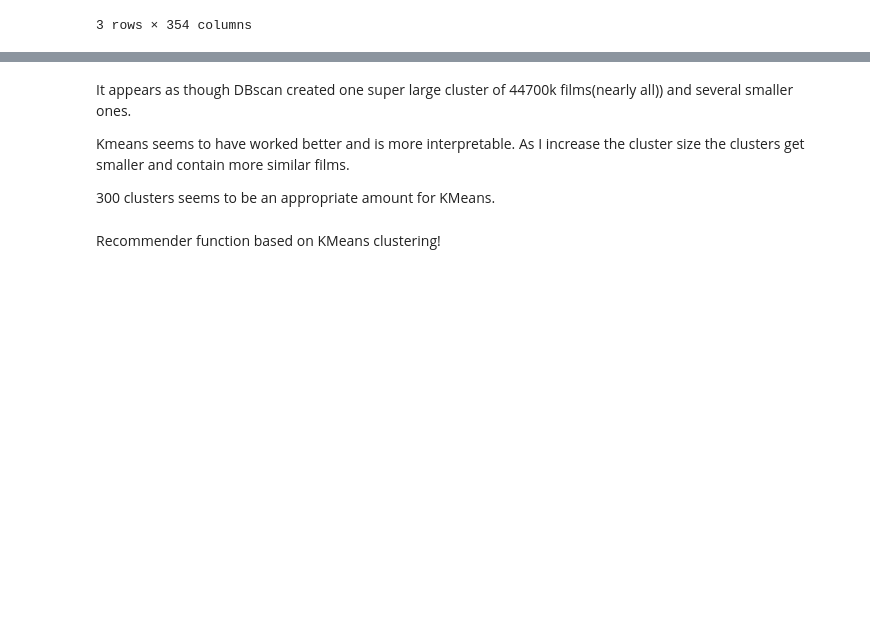
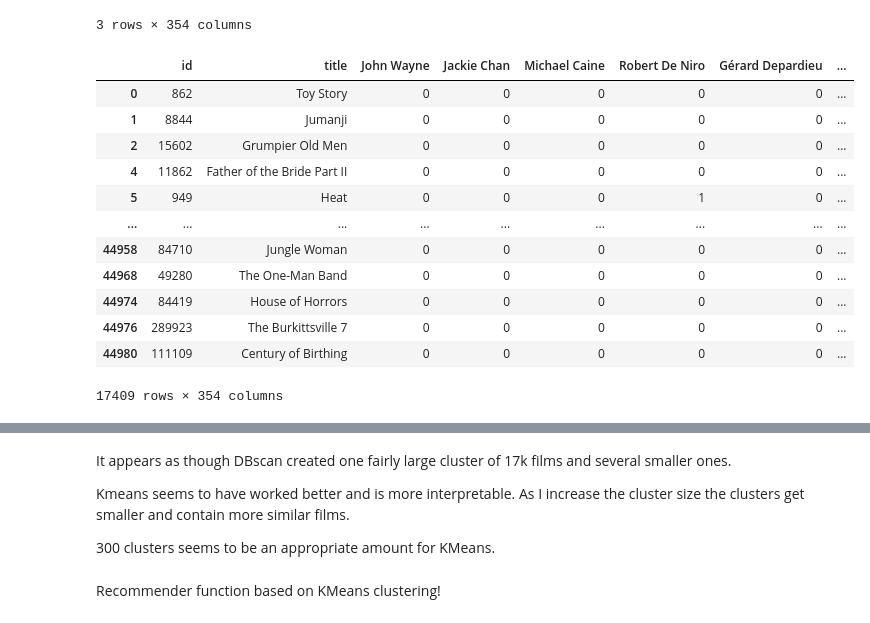
Before and after one commit to LiftedAquatic/Movie-Recommender-System, a Jupyter notebook: Notebooks/Modeling.ipynb, the cells around one changed output, grey strips where cells are left out. Saved outputs shown, nothing was run; the diff lists cells and outputs as text; code cells hidden in the pictures; blank space fills up the shorter version.

```diff
--- a/Notebooks/Modeling.ipynb
+++ b/Notebooks/Modeling.ipynb
@@ -54,7 +49,7 @@ df_numpy2 = df2.to_numpy()
 km = KMeans(n_clusters=300)
 X_clustered=km.fit_predict(df_numpy2)
 
-db = DBSCAN(eps=0.01, algorithm='auto')
+db = DBSCAN(eps=1.4, algorithm='auto')
 X_clustered2 = db.fit_predict(df_numpy2)
 # %%
 # importing movie titles as a reference so I can observe what movies got grouped by seeing their title.
@@ -83,6 +78,22 @@ df_together[df_together['cluster']  == 203].head(3)
 | 224 | 10531 | Death and the Maiden | 0 | 0 | 0 | 0 | 0 | ... |
 | 225 | 11929 | Dolores Claiborne | 0 | 0 | 0 | 0 | 0 | ... |
 3 rows × 354 columns
+# %%
+df_together[df_together['cluster2']  == -1]
+# %% [output]
+|  | id | title | John Wayne | Jackie Chan | Michael Caine | Robert De Niro | Gérard Depardieu | ... |
+| 0 | 862 | Toy Story | 0 | 0 | 0 | 0 | 0 | ... |
+| 1 | 8844 | Jumanji | 0 | 0 | 0 | 0 | 0 | ... |
+| 2 | 15602 | Grumpier Old Men | 0 | 0 | 0 | 0 | 0 | ... |
+| 4 | 11862 | Father of the Bride Part II | 0 | 0 | 0 | 0 | 0 | ... |
+| 5 | 949 | Heat | 0 | 0 | 0 | 1 | 0 | ... |
+| ... | ... | ... | ... | ... | ... | ... | ... | ... |
+| 44958 | 84710 | Jungle Woman | 0 | 0 | 0 | 0 | 0 | ... |
+| 44968 | 49280 | The One-Man Band | 0 | 0 | 0 | 0 | 0 | ... |
+| 44974 | 84419 | House of Horrors | 0 | 0 | 0 | 0 | 0 | ... |
+| 44976 | 289923 | The Burkittsville 7 | 0 | 0 | 0 | 0 | 0 | ... |
+| 44980 | 111109 | Century of Birthing | 0 | 0 | 0 | 0 | 0 | ... |
+17409 rows × 354 columns
 # %%
 df_together[(df_together['cluster']  >= 223) & (df_together['Woody Allen']  == 1) ]
 # %% [output]
@@ -106,7 +117,7 @@ df_together[(df_together['cluster']  >= 223) & (df_together['Woody Allen']  == 1
 | 7513 | 12762 | Broadway Danny Rose | 0 | 0 | 0 | 0 | 0 | ... |
 17 rows × 354 columns
 # %% [markdown]
-It appears as though DBscan created one super large cluster of 44700k films(nearly all)) and several smaller ones.
+It appears as though DBscan created one fairly large cluster of 17k films and several smaller ones.
 
 Kmeans seems to have worked better and is more interpretable. As I increase the cluster size the clusters get smaller and contain more similar films.
 
```
Also changed, not shown: parts of 10 cells of this notebook.
